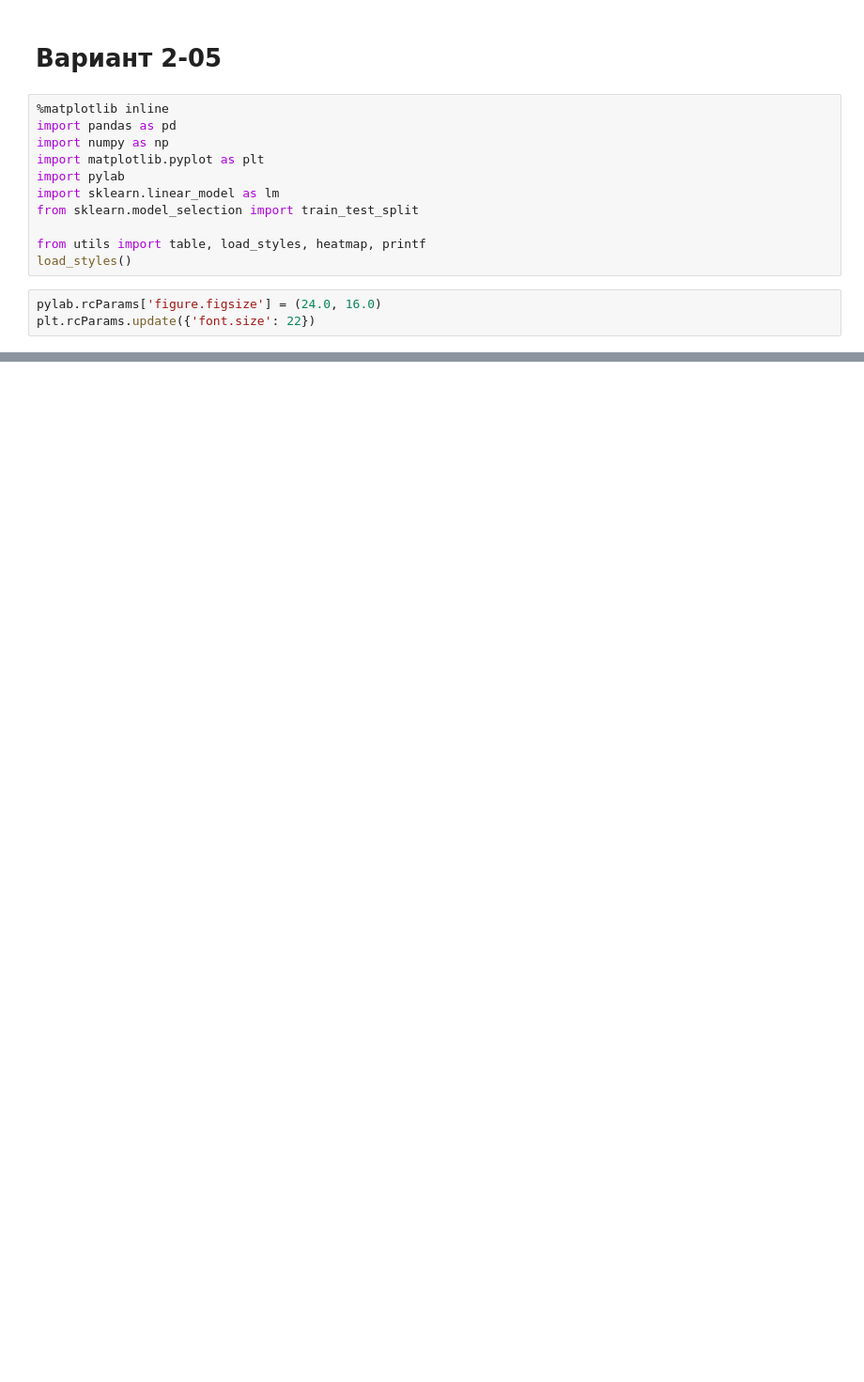
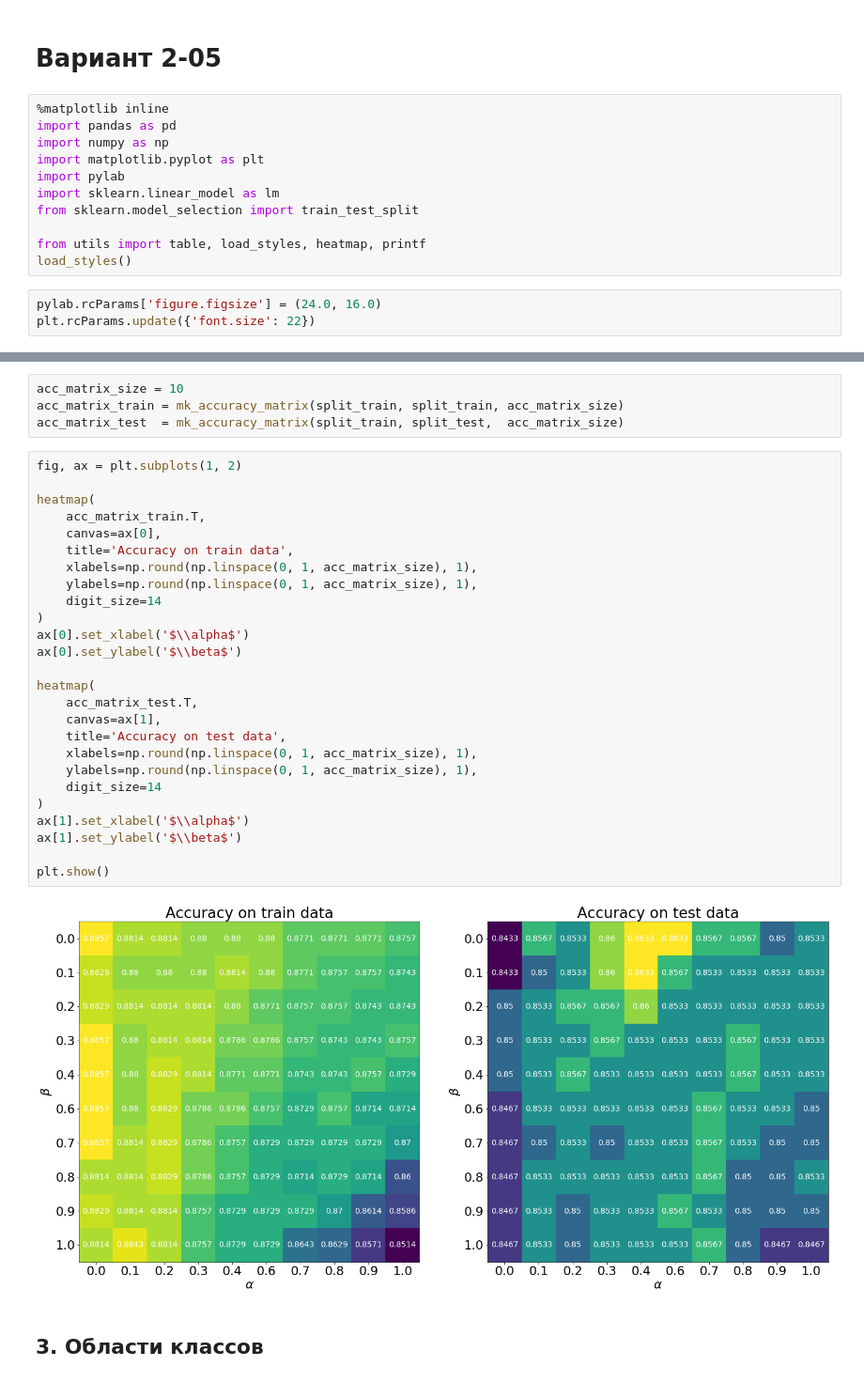
Before and after one commit to BobNobrain/ml-labs, a Jupyter notebook: 2/lab2.ipynb, the cells around one changed output, grey strips where cells are left out. Shown: that part at 94% size. Saved outputs shown, nothing was run; the diff lists cells and outputs as text; blank space fills up the shorter version.

```diff
--- a/2/lab2.ipynb
+++ b/2/lab2.ipynb
@@ -109,0 +293,34 @@ Different matrices
+# %%
+acc_matrix_size = 10
+acc_matrix_train = mk_accuracy_matrix(split_train, split_train, acc_matrix_size)
+acc_matrix_test  = mk_accuracy_matrix(split_train, split_test,  acc_matrix_size)
+# %%
+fig, ax = plt.subplots(1, 2)
+
+heatmap(
+    acc_matrix_train.T,
+    canvas=ax[0],
+    title='Accuracy on train data',
+    xlabels=np.round(np.linspace(0, 1, acc_matrix_size), 1),
+    ylabels=np.round(np.linspace(0, 1, acc_matrix_size), 1),
+    digit_size=14
+)
+ax[0].set_xlabel('$\\alpha$')
+ax[0].set_ylabel('$\\beta$')
+
+heatmap(
+    acc_matrix_test.T,
+    canvas=ax[1],
+    title='Accuracy on test data',
+    xlabels=np.round(np.linspace(0, 1, acc_matrix_size), 1),
+    ylabels=np.round(np.linspace(0, 1, acc_matrix_size), 1),
+    digit_size=14
+)
+ax[1].set_xlabel('$\\alpha$')
+ax[1].set_ylabel('$\\beta$')
+
+plt.show()
+# %% [output]
+[figure, added]
+# %% [markdown]
+## 3. Области классов
```
Also changed, not shown: parts of 11 cells of this notebook.
